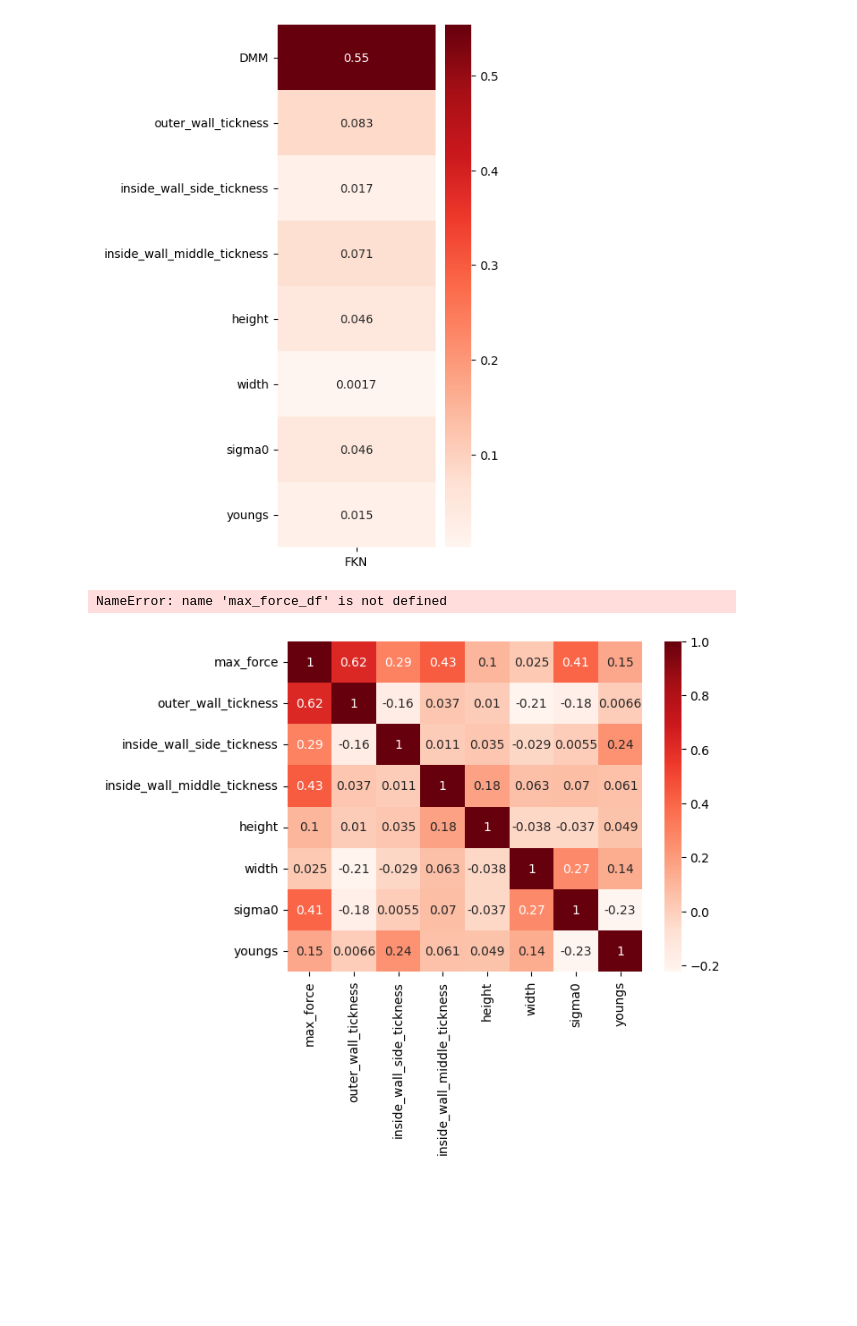
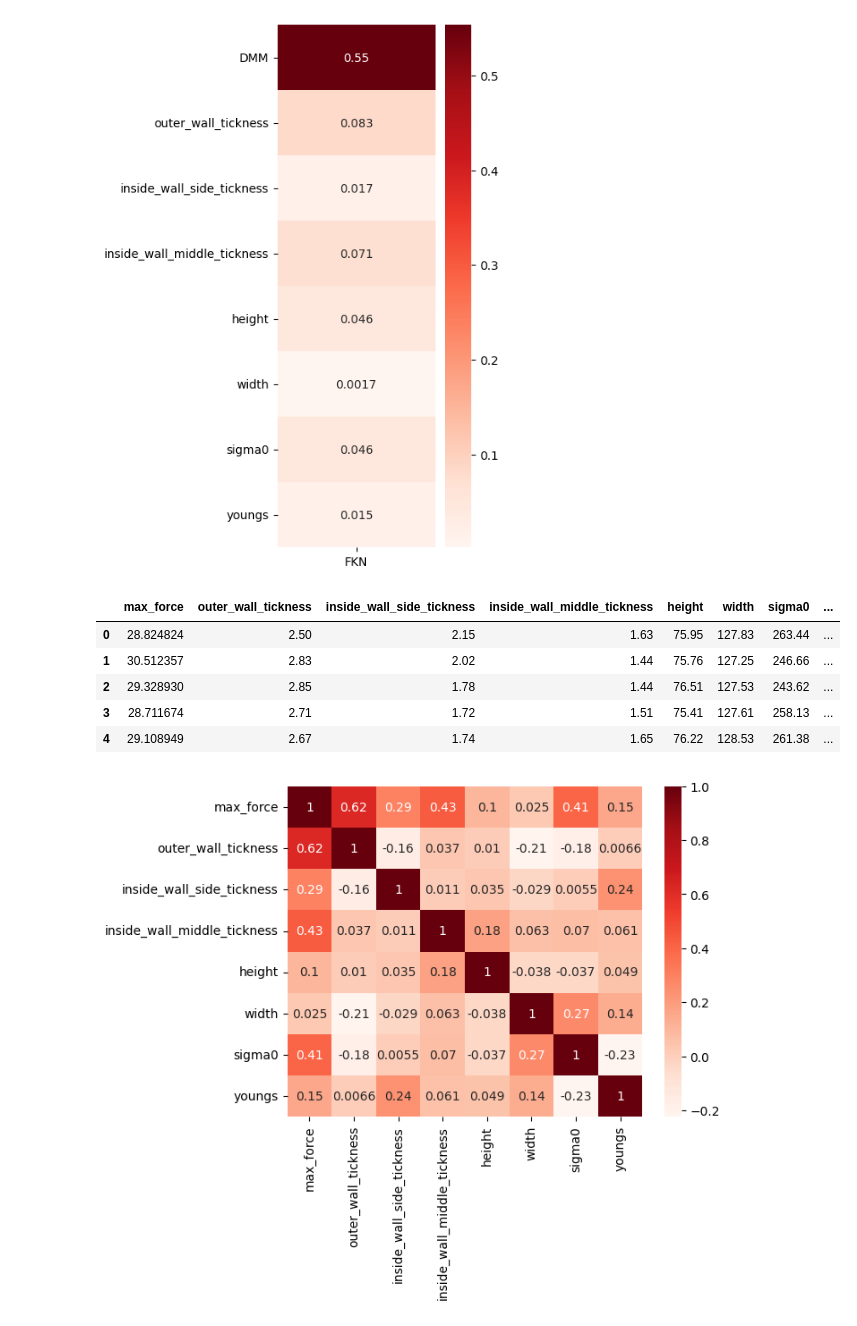
Before and after one commit to magnufoy/Surrogate-modeling, a Jupyter notebook: Bending anaysis.ipynb, the cells around one changed output. Drawn from its saved outputs; the diff is of its cells as text; code cells hidden in the pictures; blank space fills up the shorter version.

```diff
--- a/Bending anaysis.ipynb
+++ b/Bending anaysis.ipynb
@@ -88,23 +88,28 @@ plt.show()
 # %% [output]
 [figure]
 # %%
-mean_force_df = pd.DataFrame()
+max_force_df = pd.DataFrame()
 
 for i in range(100):
     new_data = pd.read_csv('Simulation_BENDING/Results/BENDING_X_data.csv/BENDING_'+str(i+1)+'_data.csv')
-    mean_force = new_data['FKN'].max()
+    max_force = new_data['FKN'].max()
     new_data_df = pd.DataFrame()
     new_data_df['max_force'] = [max_force]
     for parameter in parameters.columns:
         new_data_df[parameter] = parameters[parameter][i]
     max_force_df = pd.concat([max_force_df, new_data_df])
 
 max_force_df.reset_index(drop=True, inplace=True)
 max_force_df = max_force_df.drop(columns=['sample'])
 
 max_force_df.head()
 # %% [output]
-NameError: name 'max_force_df' is not defined
+|  | max_force | outer_wall_tickness | inside_wall_side_tickness | inside_wall_middle_tickness | height | width | sigma0 | ... |
+| 0 | 28.824824 | 2.50 | 2.15 | 1.63 | 75.95 | 127.83 | 263.44 | ... |
+| 1 | 30.512357 | 2.83 | 2.02 | 1.44 | 75.76 | 127.25 | 246.66 | ... |
+| 2 | 29.328930 | 2.85 | 1.78 | 1.44 | 76.51 | 127.53 | 243.62 | ... |
+| 3 | 28.711674 | 2.71 | 1.72 | 1.51 | 75.41 | 127.61 | 258.13 | ... |
+| 4 | 29.108949 | 2.67 | 1.74 | 1.65 | 76.22 | 128.53 | 261.38 | ... |
 # %%
 dataplot = sb.heatmap(max_force_df.corr(), cmap="Reds", annot=True)
 plt.show()
```
Also changed, not shown: parts of 1 cell of this notebook.
